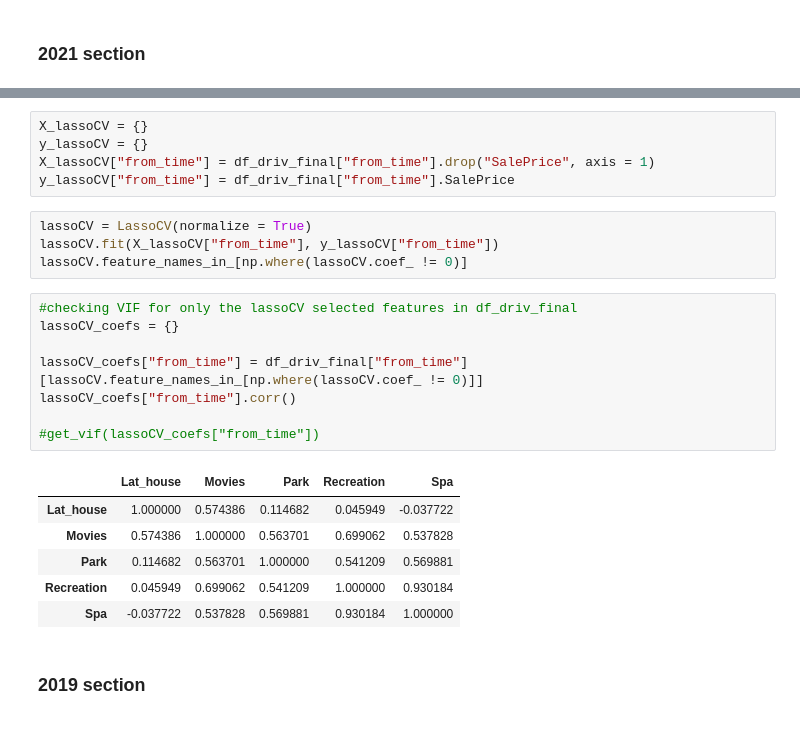
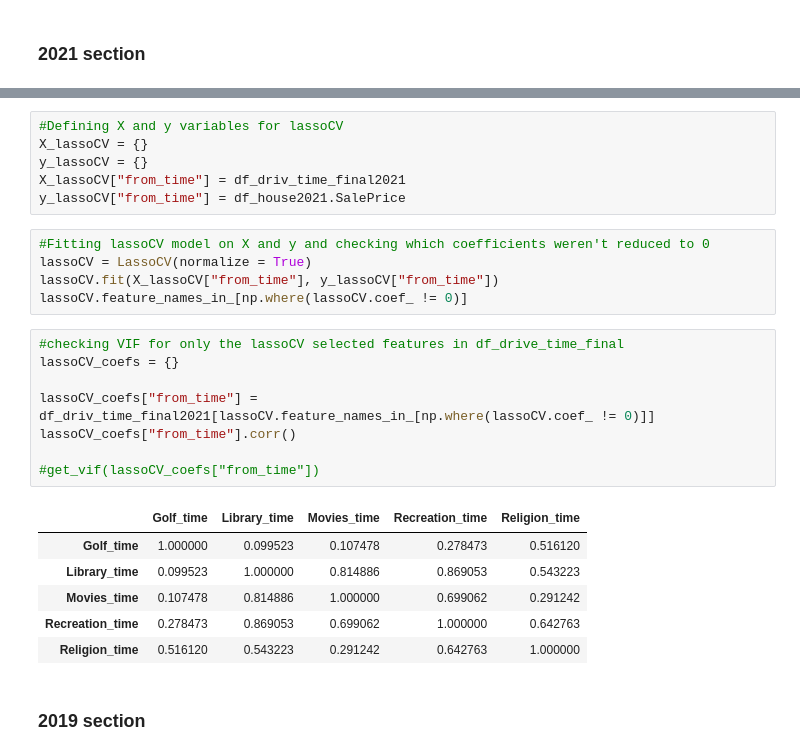
Before and after one commit to lelandjmurrin/Ames_Housing_Project, a Jupyter notebook: Ames_Feature_Engineering.ipynb, the cells around one changed output, grey strips where cells are left out. Cells and saved outputs as stored; diff of their text form.

```diff
--- a/Ames_Feature_Engineering.ipynb
+++ b/Ames_Feature_Engineering.ipynb
@@ -125,27 +126,29 @@ get_vif(df_driv_final["from_time"].iloc[:, :-1])
-# %%
-X_lassoCV = {}
-y_lassoCV = {}
-X_lassoCV["from_time"] = df_driv_final["from_time"].drop("SalePrice", axis = 1)
-y_lassoCV["from_time"] = df_driv_final["from_time"].SalePrice
+# %%
+#Defining X and y variables for lassoCV
+X_lassoCV = {}
+y_lassoCV = {}
+X_lassoCV["from_time"] = df_driv_time_final2021
+y_lassoCV["from_time"] = df_house2021.SalePrice
 # %%
+#Fitting lassoCV model on X and y and checking which coefficients weren't reduced to 0
 lassoCV = LassoCV(normalize = True)
 lassoCV.fit(X_lassoCV["from_time"], y_lassoCV["from_time"])
 lassoCV.feature_names_in_[np.where(lassoCV.coef_ != 0)]
 # %%
-#checking VIF for only the lassoCV selected features in df_driv_final
+#checking VIF for only the lassoCV selected features in df_drive_time_final
 lassoCV_coefs = {}
 
-lassoCV_coefs["from_time"] = df_driv_final["from_time"][lassoCV.feature_names_in_[np.where(lassoCV.coef_ != 0)]]
+lassoCV_coefs["from_time"] = df_driv_time_final2021[lassoCV.feature_names_in_[np.where(lassoCV.coef_ != 0)]]
 lassoCV_coefs["from_time"].corr()
 
 #get_vif(lassoCV_coefs["from_time"])
 # %% [output]
-|  | Lat_house | Movies | Park | Recreation | Spa |
-| Lat_house | 1.000000 | 0.574386 | 0.114682 | 0.045949 | -0.037722 |
-| Movies | 0.574386 | 1.000000 | 0.563701 | 0.699062 | 0.537828 |
-| Park | 0.114682 | 0.563701 | 1.000000 | 0.541209 | 0.569881 |
-| Recreation | 0.045949 | 0.699062 | 0.541209 | 1.000000 | 0.930184 |
-| Spa | -0.037722 | 0.537828 | 0.569881 | 0.930184 | 1.000000 |
+|  | Golf_time | Library_time | Movies_time | Recreation_time | Religion_time |
+| Golf_time | 1.000000 | 0.099523 | 0.107478 | 0.278473 | 0.516120 |
+| Library_time | 0.099523 | 1.000000 | 0.814886 | 0.869053 | 0.543223 |
+| Movies_time | 0.107478 | 0.814886 | 1.000000 | 0.699062 | 0.291242 |
+| Recreation_time | 0.278473 | 0.869053 | 0.699062 | 1.000000 | 0.642763 |
+| Religion_time | 0.516120 | 0.543223 | 0.291242 | 0.642763 | 1.000000 |
 # %% [markdown]
 ### 2019 section
 # %%
```
Also changed, not shown: parts of 98 cells of this notebook, 19 other files.
